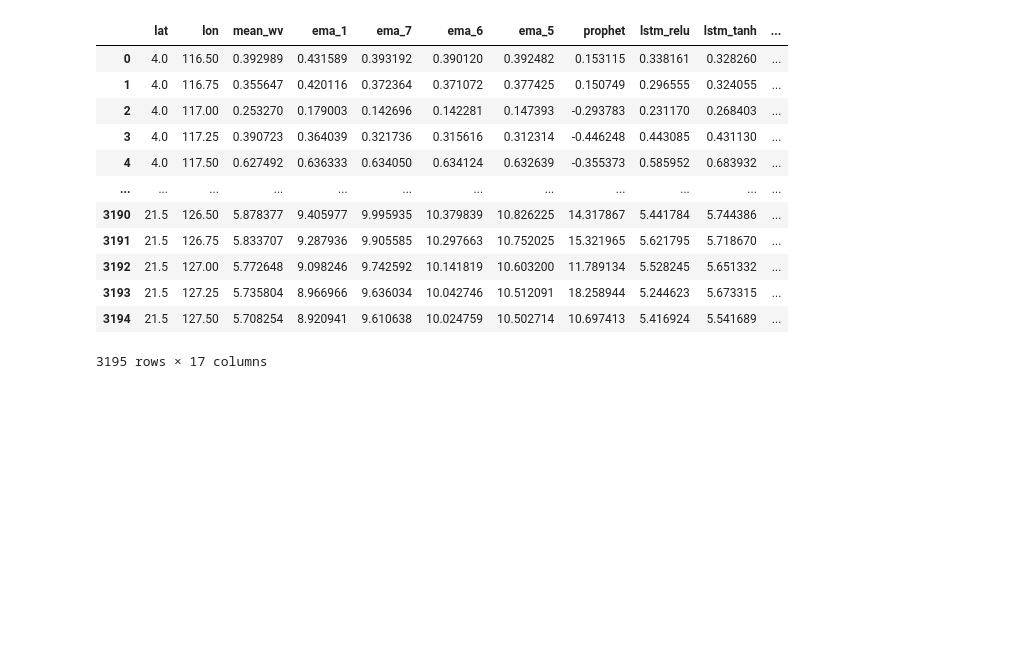
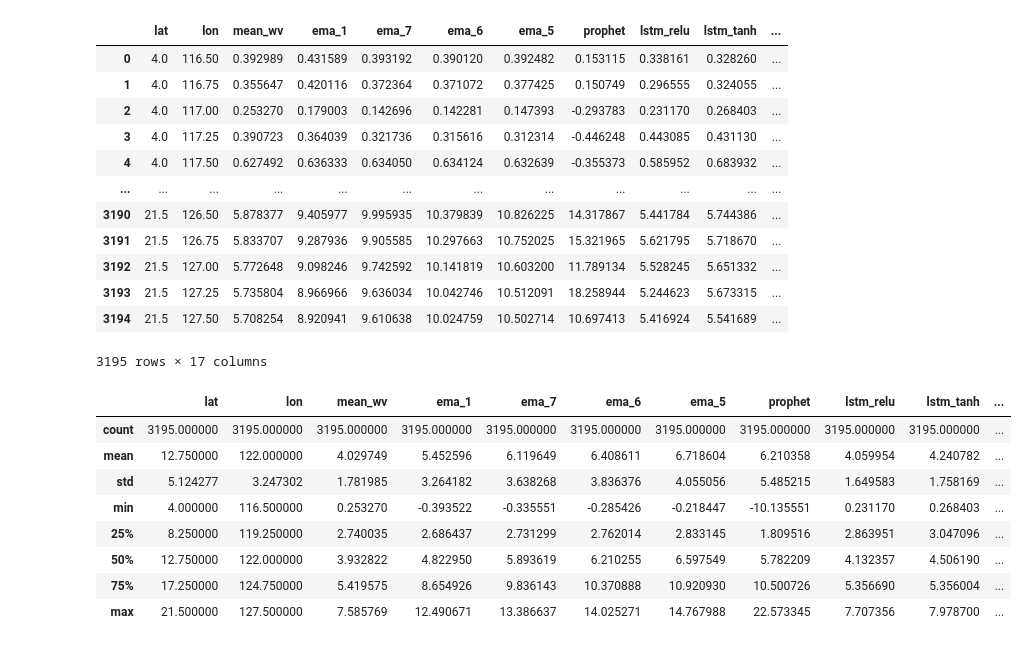
Before and after one commit to janpasia/eskwelabs-capstone, a Jupyter notebook: 09_results_visualization.ipynb, the cells around one changed output. Drawn from its saved outputs; the diff is of its cells as text; code cells hidden in the pictures; blank space fills up the shorter version.

```diff
--- a/09_results_visualization.ipynb
+++ b/09_results_visualization.ipynb
@@ -156,3 +160,15 @@ Start computing RMSE for model: lstm_tanh at 19:39:20
+# %%
+mean20_df.describe()
+# %% [output]
+|  | lat | lon | mean_wv | ema_1 | ema_7 | ema_6 | ema_5 | prophet | lstm_relu | lstm_tanh | ... |
+| count | 3195.000000 | 3195.000000 | 3195.000000 | 3195.000000 | 3195.000000 | 3195.000000 | 3195.000000 | 3195.000000 | 3195.000000 | 3195.000000 | ... |
+| mean | 12.750000 | 122.000000 | 4.029749 | 5.452596 | 6.119649 | 6.408611 | 6.718604 | 6.210358 | 4.059954 | 4.240782 | ... |
+| std | 5.124277 | 3.247302 | 1.781985 | 3.264182 | 3.638268 | 3.836376 | 4.055056 | 5.485215 | 1.649583 | 1.758169 | ... |
+| min | 4.000000 | 116.500000 | 0.253270 | -0.393522 | -0.335551 | -0.285426 | -0.218447 | -10.135551 | 0.231170 | 0.268403 | ... |
+| 25% | 8.250000 | 119.250000 | 2.740035 | 2.686437 | 2.731299 | 2.762014 | 2.833145 | 1.809516 | 2.863951 | 3.047096 | ... |
+| 50% | 12.750000 | 122.000000 | 3.932822 | 4.822950 | 5.893619 | 6.210255 | 6.597549 | 5.782209 | 4.132357 | 4.506190 | ... |
+| 75% | 17.250000 | 124.750000 | 5.419575 | 8.654926 | 9.836143 | 10.370888 | 10.920930 | 10.500726 | 5.356690 | 5.356004 | ... |
+| max | 21.500000 | 127.500000 | 7.585769 | 12.490671 | 13.386637 | 14.025271 | 14.767988 | 22.573345 | 7.707356 | 7.978700 | ... |
 # %%
 vmin=0.
 vmax=17.
```
Also changed, not shown: parts of 1 cell of this notebook, 3 other files.
